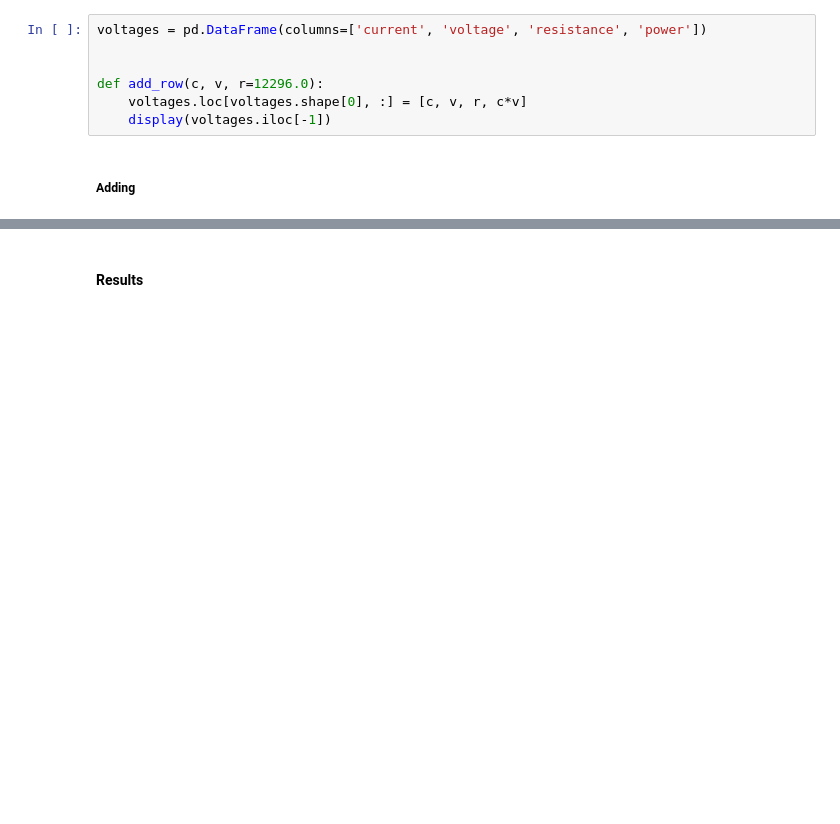
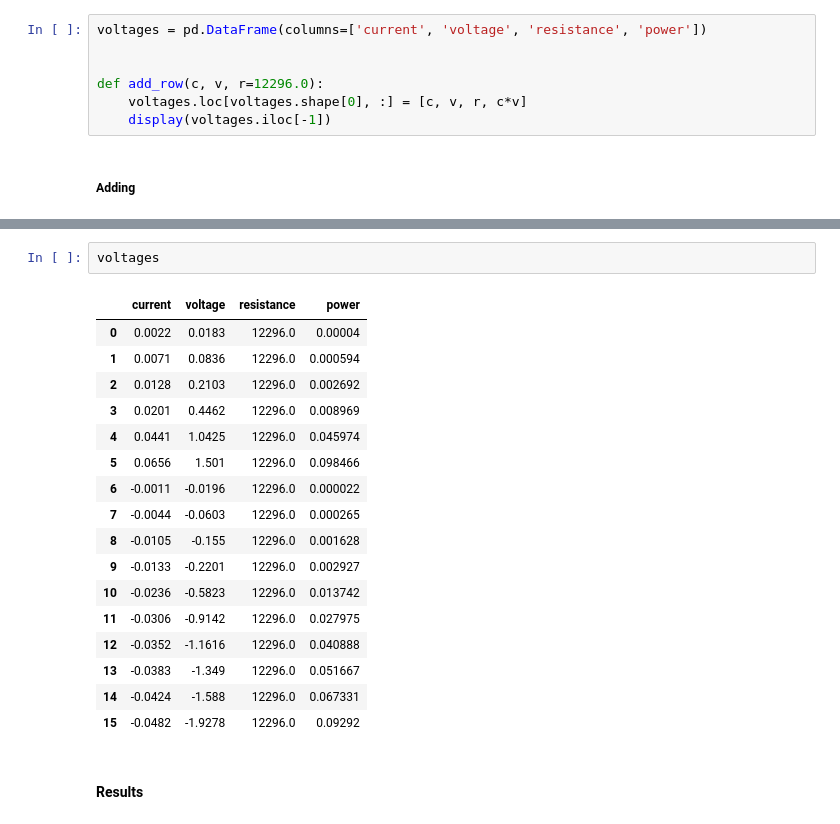
Before and after one commit to trevorm4x/APL-fuel-first, a Jupyter notebook: Lab/Lab2/APL_2_cell.ipynb, the cells around one changed output, grey strips where cells are left out. Drawn from its saved outputs; the diff is of its cells as text; blank space fills up the shorter version.

```diff
--- a/Lab/Lab2/APL_2_cell.ipynb
+++ b/Lab/Lab2/APL_2_cell.ipynb
@@ -122,3 +181,23 @@ Name: 0, dtype: object
+# %%
+voltages
+# %% [output]
+|  | current | voltage | resistance | power |
+| 0 | 0.0022 | 0.0183 | 12296.0 | 0.00004 |
+| 1 | 0.0071 | 0.0836 | 12296.0 | 0.000594 |
+| 2 | 0.0128 | 0.2103 | 12296.0 | 0.002692 |
+| 3 | 0.0201 | 0.4462 | 12296.0 | 0.008969 |
+| 4 | 0.0441 | 1.0425 | 12296.0 | 0.045974 |
+| 5 | 0.0656 | 1.501 | 12296.0 | 0.098466 |
+| 6 | -0.0011 | -0.0196 | 12296.0 | 0.000022 |
+| 7 | -0.0044 | -0.0603 | 12296.0 | 0.000265 |
+| 8 | -0.0105 | -0.155 | 12296.0 | 0.001628 |
+| 9 | -0.0133 | -0.2201 | 12296.0 | 0.002927 |
+| 10 | -0.0236 | -0.5823 | 12296.0 | 0.013742 |
+| 11 | -0.0306 | -0.9142 | 12296.0 | 0.027975 |
+| 12 | -0.0352 | -1.1616 | 12296.0 | 0.040888 |
+| 13 | -0.0383 | -1.349 | 12296.0 | 0.051667 |
+| 14 | -0.0424 | -1.588 | 12296.0 | 0.067331 |
+| 15 | -0.0482 | -1.9278 | 12296.0 | 0.09292 |
 # %% [markdown]
 #### Results
 # %%
```
Also changed, not shown: parts of 7 cells of this notebook, 1 other file.
